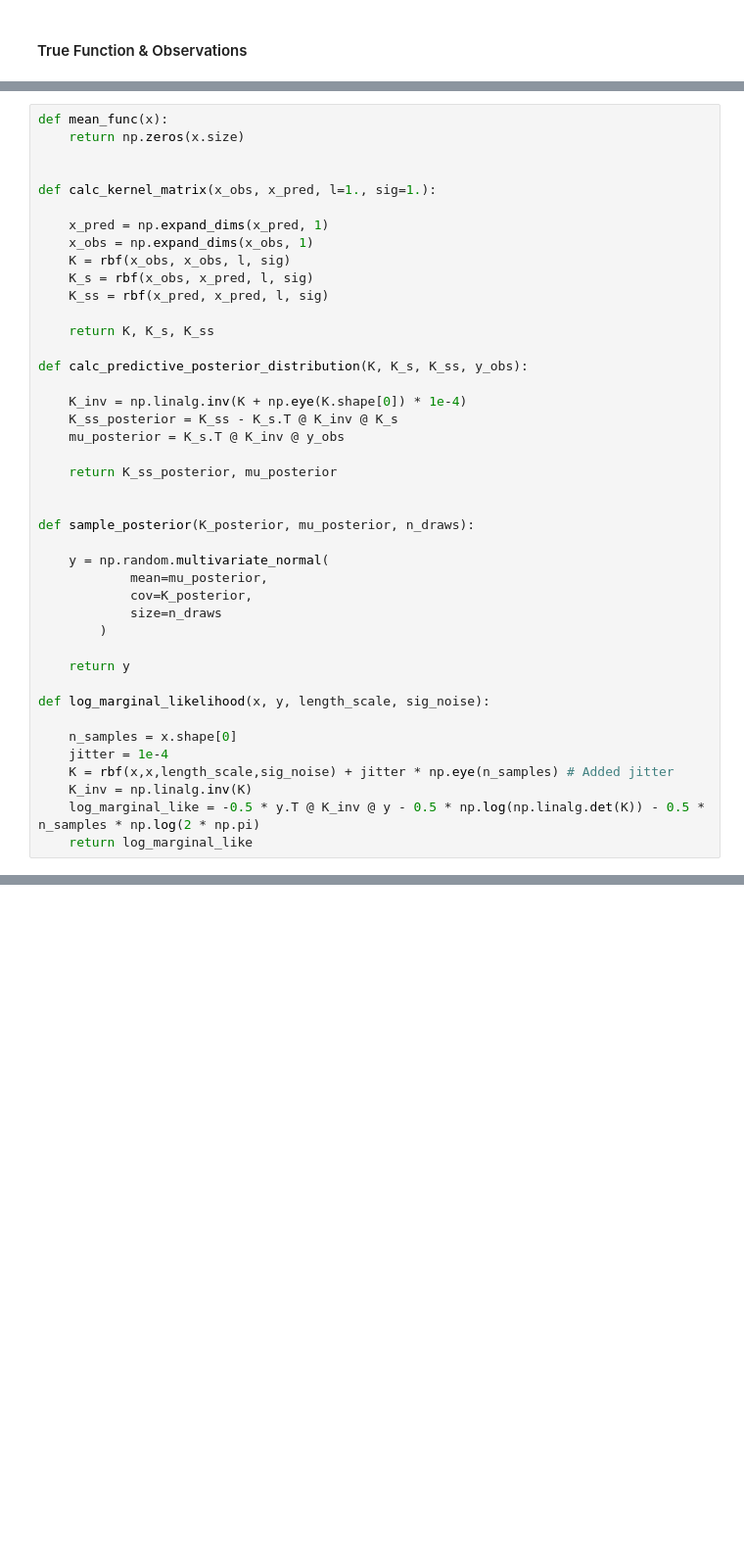
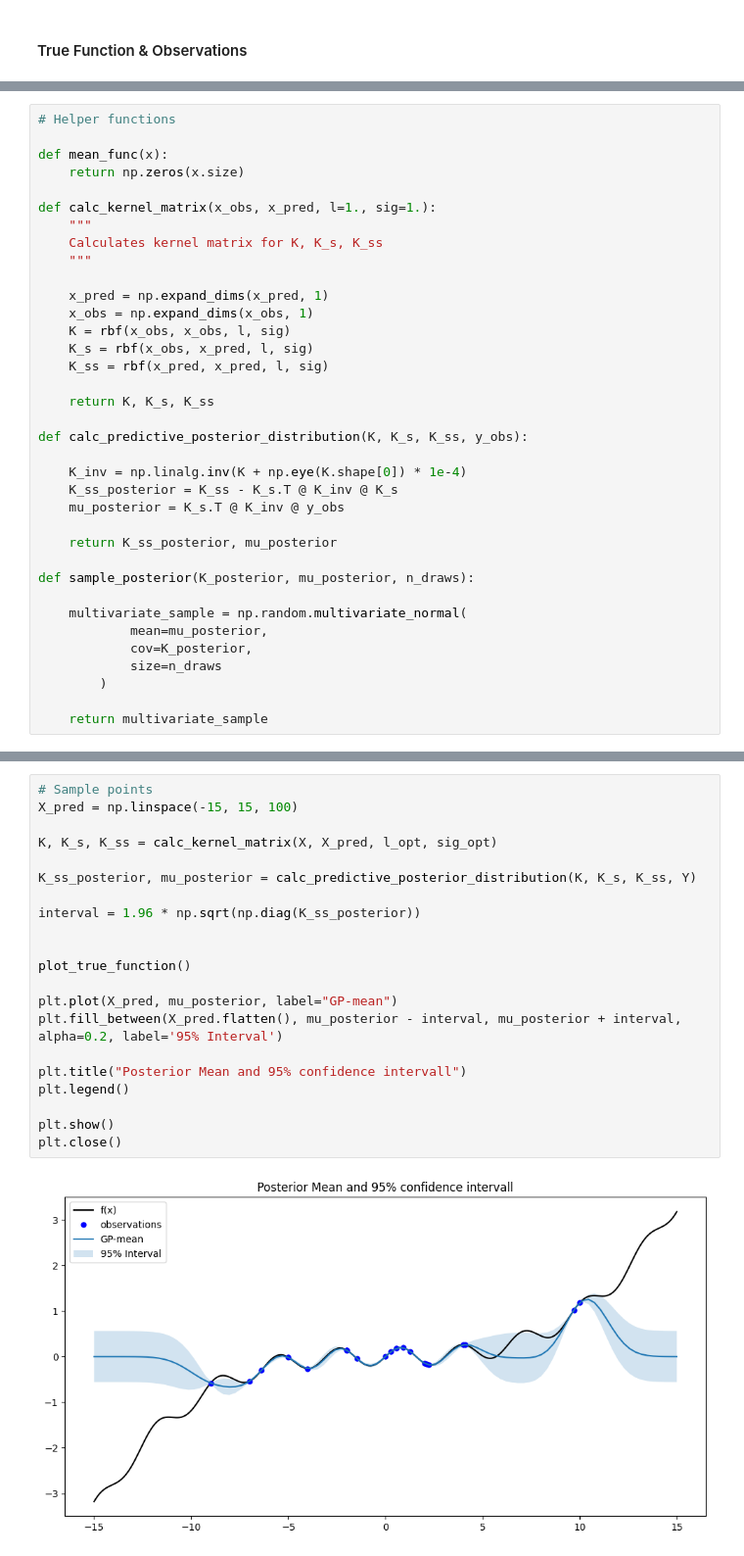
Before and after one commit to ThomasJon196/BIGP-MachineLearning, a Jupyter notebook: main.ipynb, the cells around one changed output, grey strips where cells are left out. Shown at 98% size. Cells and saved outputs as stored; diff of their text form; blank space fills up the shorter version.

```diff
--- a/main.ipynb
+++ b/main.ipynb
@@ -172,9 +228,13 @@ $K_**$: cov-Matrix of points to predict $X_*$
 # %%
+# Helper functions
+
 def mean_func(x):
     return np.zeros(x.size)
 
-
 def calc_kernel_matrix(x_obs, x_pred, l=1., sig=1.):
+    """
+    Calculates kernel matrix for K, K_s, K_ss
+    """
 
     x_pred = np.expand_dims(x_pred, 1)
     x_obs = np.expand_dims(x_obs, 1)
@@ -192,22 +252,12 @@ def calc_predictive_posterior_distribution(K, K_s, K_ss, y_obs):
 
     return K_ss_posterior, mu_posterior
 
-
 def sample_posterior(K_posterior, mu_posterior, n_draws):
 
-    y = np.random.multivariate_normal(
+    multivariate_sample = np.random.multivariate_normal(
             mean=mu_posterior,
             cov=K_posterior,
             size=n_draws
         )
 
-    return y
-
-def log_marginal_likelihood(x, y, length_scale, sig_noise):
-
-    n_samples = x.shape[0]
-    jitter = 1e-4
-    K = rbf(x,x,length_scale,sig_noise) + jitter * np.eye(n_samples) # Added jitter
-    K_inv = np.linalg.inv(K)
-    log_marginal_like = -0.5 * y.T @ K_inv @ y - 0.5 * np.log(np.linalg.det(K)) - 0.5 * n_samples * np.log(2 * np.pi)
-    return log_marginal_like
+    return multivariate_sample
@@ -248,0 +264,23 @@ CONVERGENCE: REL_REDUCTION_OF_F_<=_FACTR*EPSMCH
+# %%
+# Sample points
+X_pred = np.linspace(-15, 15, 100)
+
+K, K_s, K_ss = calc_kernel_matrix(X, X_pred, l_opt, sig_opt)
+
+K_ss_posterior, mu_posterior = calc_predictive_posterior_distribution(K, K_s, K_ss, Y)
+
+interval = 1.96 * np.sqrt(np.diag(K_ss_posterior))
+
+
+plot_true_function()
+
+plt.plot(X_pred, mu_posterior, label="GP-mean")
+plt.fill_between(X_pred.flatten(), mu_posterior - interval, mu_posterior + interval, alpha=0.2, label='95% Interval')
+
+plt.title("Posterior Mean and 95% confidence intervall")
+plt.legend()
+
+plt.show()
+plt.close()
+# %% [output]
+[figure, added]
```
Also changed, not shown: parts of 9 cells of this notebook.
